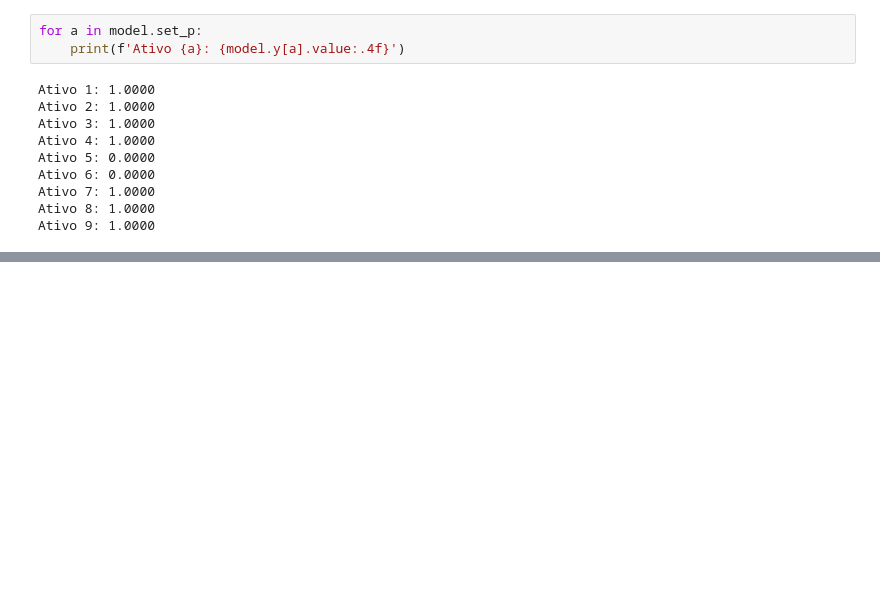
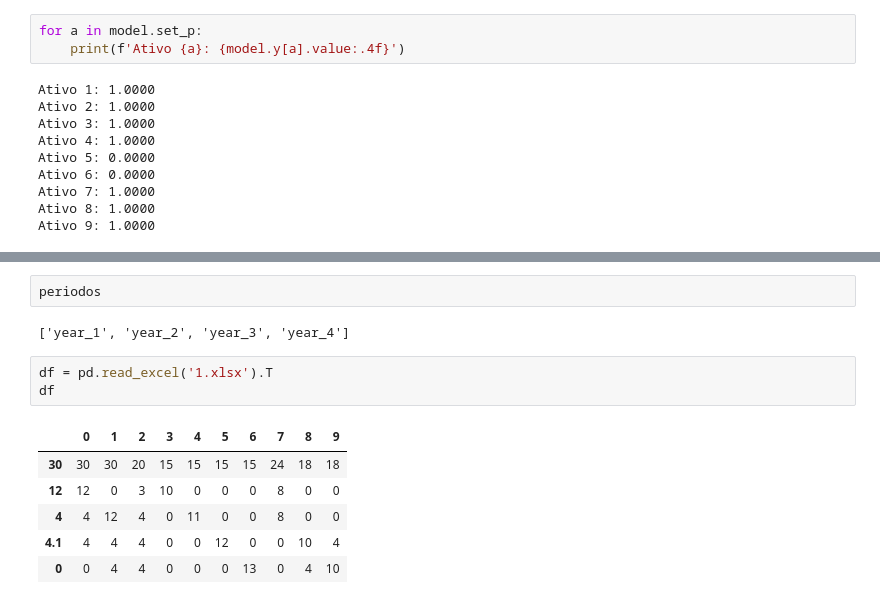
Before and after one commit to JoaoNogaroli/mestrado, a Jupyter notebook: estudo/multi-objetivo/treino/cornuejols/app.ipynb, the cells around one changed output, grey strips where cells are left out. Drawn from its saved outputs; the diff is of its cells as text; blank space fills up the shorter version.

```diff
--- a/estudo/multi-objetivo/treino/cornuejols/app.ipynb
+++ b/estudo/multi-objetivo/treino/cornuejols/app.ipynb
@@ -95,0 +117,14 @@ Ativo 9: 1.0000
+# %%
+periodos
+# %% [output]
+['year_1', 'year_2', 'year_3', 'year_4']
+# %%
+df = pd.read_excel('1.xlsx').T
+df
+# %% [output]
+|  | 0 | 1 | 2 | 3 | 4 | 5 | 6 | 7 | 8 | 9 |
+| 30 | 30 | 30 | 20 | 15 | 15 | 15 | 15 | 24 | 18 | 18 |
+| 12 | 12 | 0 | 3 | 10 | 0 | 0 | 0 | 8 | 0 | 0 |
+| 4 | 4 | 12 | 4 | 0 | 11 | 0 | 0 | 8 | 0 | 0 |
+| 4.1 | 4 | 4 | 4 | 0 | 0 | 12 | 0 | 0 | 10 | 4 |
+| 0 | 0 | 4 | 4 | 0 | 0 | 0 | 13 | 0 | 4 | 10 |
```
Also changed, not shown: parts of 15 cells of this notebook, 15 other files.
